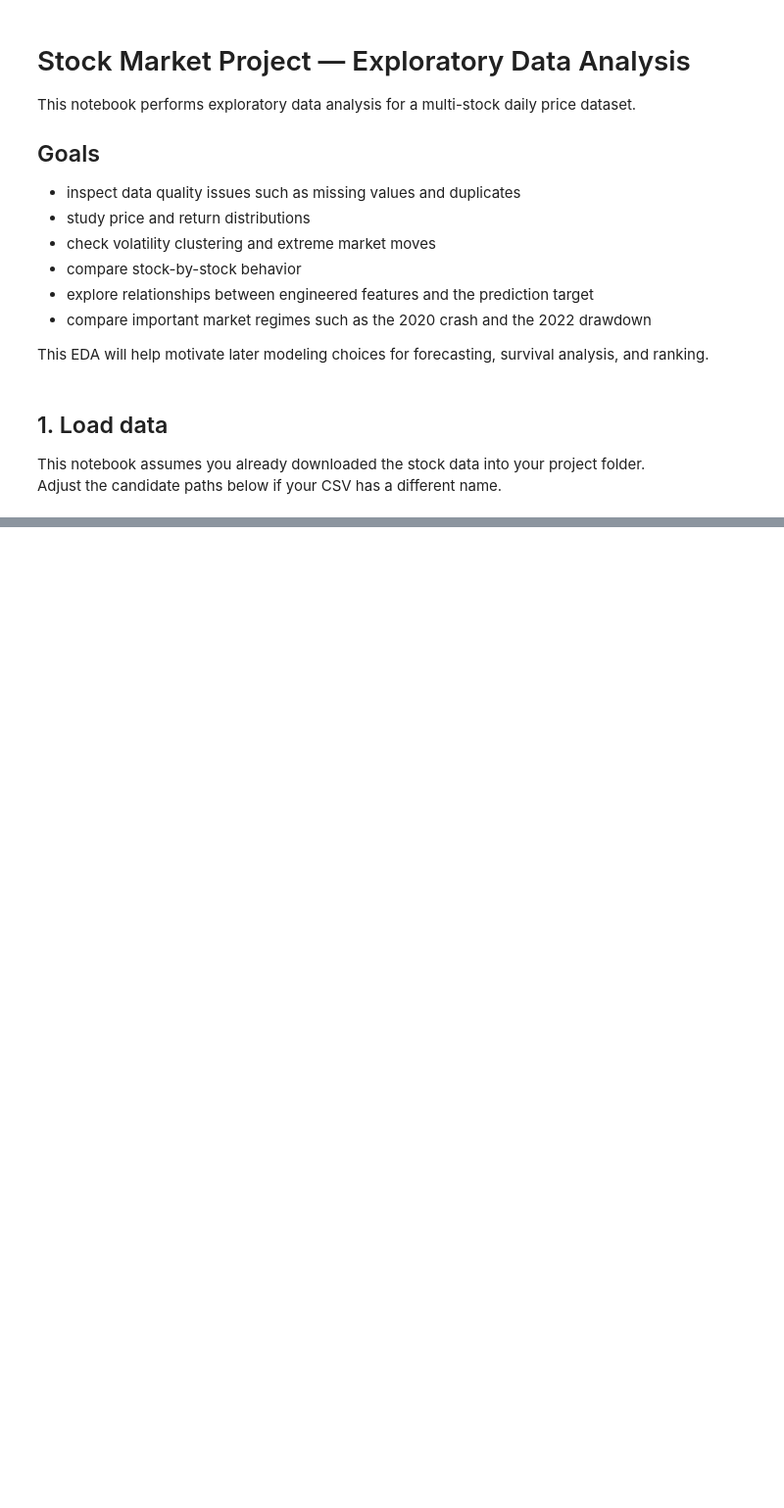
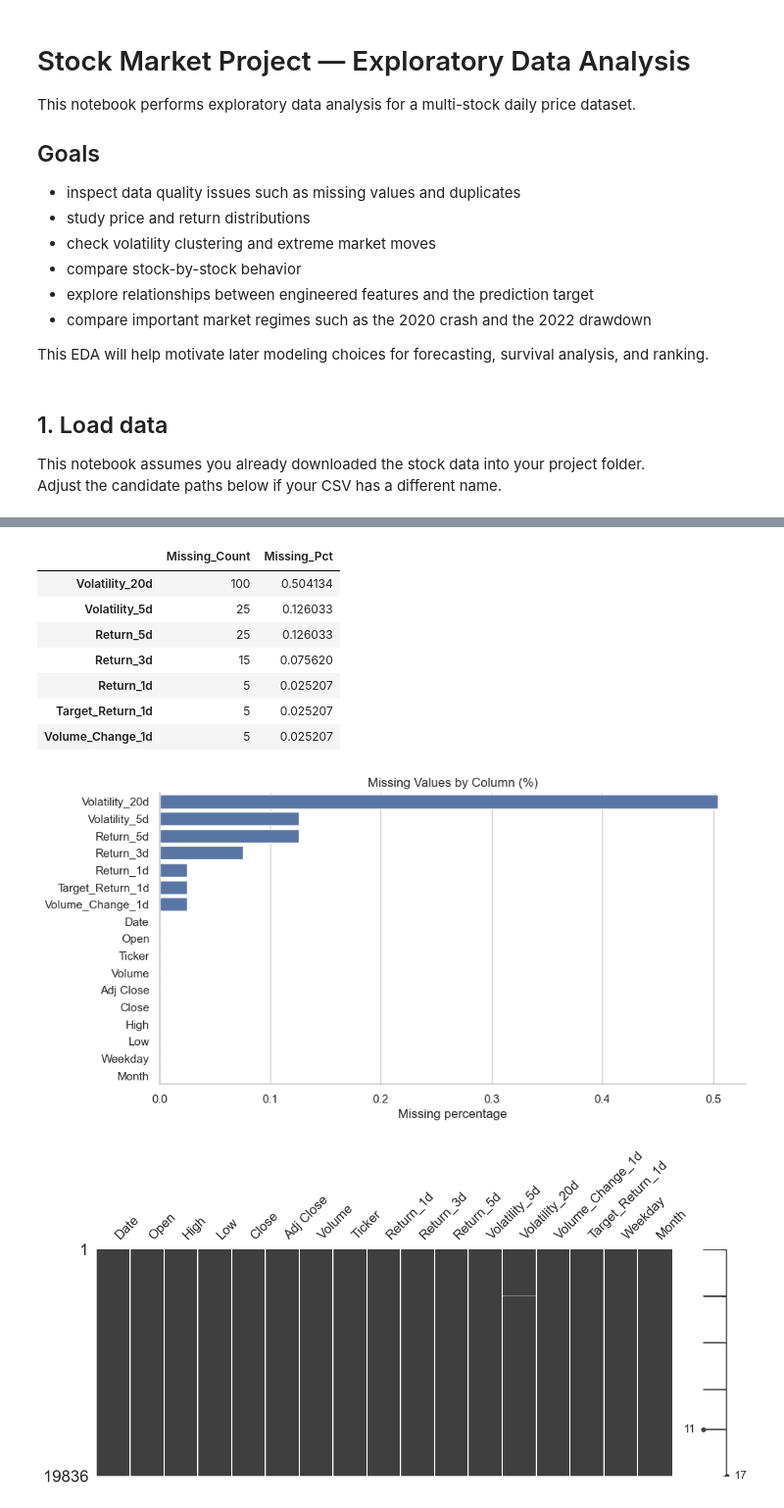
Before and after one commit to everyonehatesLin3lis/ts_project, a Jupyter notebook: 02_magic/03_models/02_EDA.ipynb, the cells around one changed output, grey strips where cells are left out. Shown at 98% size. Drawn from its saved outputs; the diff is of its cells as text; code cells hidden in the pictures; blank space fills up the shorter version.

```diff
--- a/02_magic/03_models/02_EDA.ipynb
+++ b/02_magic/03_models/02_EDA.ipynb
@@ -57,0 +55,13 @@ FileNotFoundError: Could not find the stock price CSV. Update `candidate_paths`
+# %%
+df["Date"] = pd.to_datetime(df["Date"])
+df = df.sort_values(["Ticker", "Date"]).reset_index(drop=True)
+
+required_cols = ["Date", "Ticker", "Open", "High", "Low", "Close", "Volume"]
+missing_required = [col for col in required_cols if col not in df.columns]
+if missing_required:
+    raise ValueError(f"Missing required columns: {missing_required}")
+
+price_col = "Adj Close" if "Adj Close" in df.columns else "Close"
+
+print("Using price column for return calculations:", price_col)
+df.head()
@@ -57,0 +184,34 @@ FileNotFoundError: Could not find the stock price CSV. Update `candidate_paths`
+# %%
+missing_summary = (
+    df_eda.isna()
+    .sum()
+    .sort_values(ascending=False)
+    .to_frame("Missing_Count")
+)
+missing_summary["Missing_Pct"] = 100 * missing_summary["Missing_Count"] / len(df_eda)
+display(missing_summary[missing_summary["Missing_Count"] > 0])
+
+plt.figure(figsize=(10, 5))
+sns.barplot(
+    data=missing_summary.reset_index().rename(columns={"index": "Column"}),
+    x="Missing_Pct",
+    y="Column"
+)
+plt.title("Missing Values by Column (%)")
+plt.xlabel("Missing percentage")
+plt.ylabel("")
+plt.show()
+
+msno.matrix(df_eda, figsize=(14, 5))
+plt.show()
+# %% [output]
+|  | Missing_Count | Missing_Pct |
+| Volatility_20d | 100 | 0.504134 |
+| Volatility_5d | 25 | 0.126033 |
+| Return_5d | 25 | 0.126033 |
+| Return_3d | 15 | 0.075620 |
+| Return_1d | 5 | 0.025207 |
+| Target_Return_1d | 5 | 0.025207 |
+| Volume_Change_1d | 5 | 0.025207 |
+[figure, added]
+[figure, added]
```
Also changed, not shown: parts of 33 cells of this notebook.
